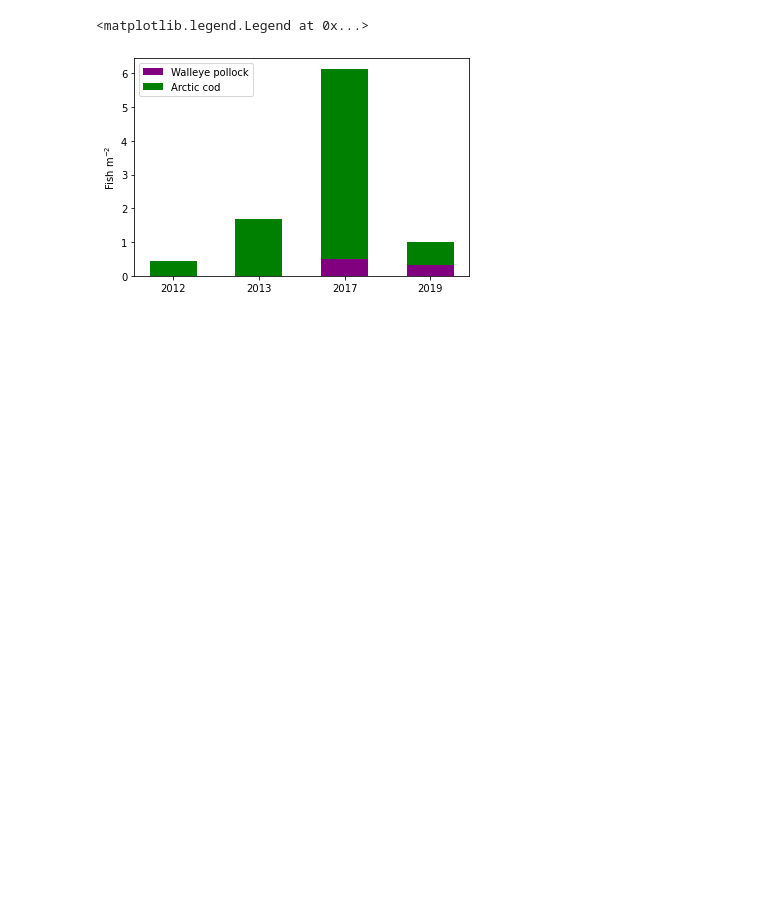
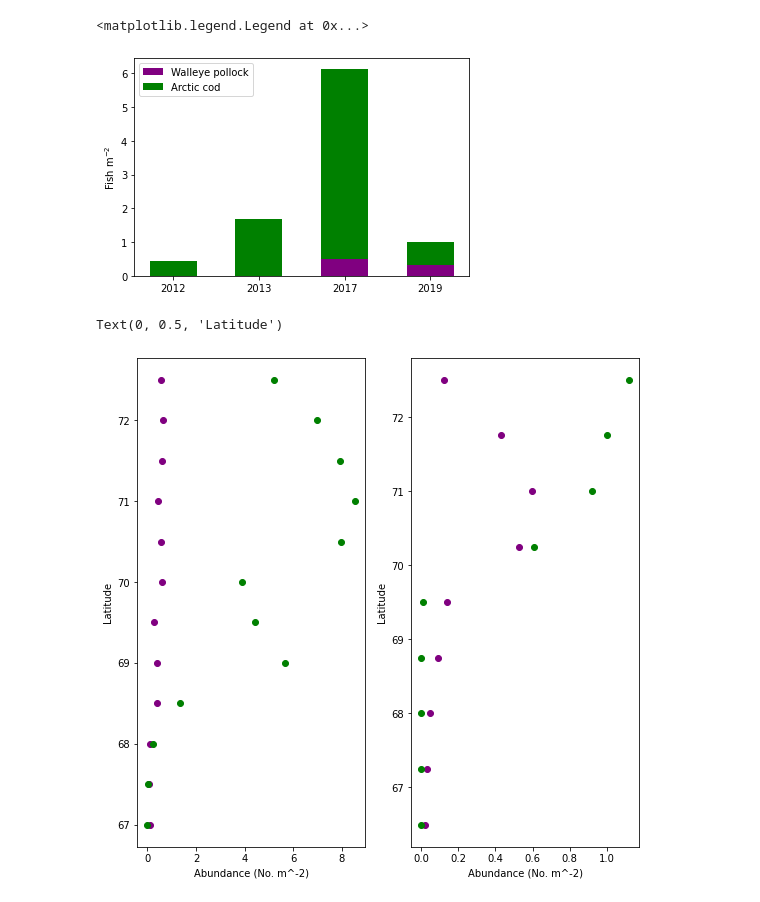
Before and after one commit to leviner/ChukchiTimeSeries, a Jupyter notebook: code/F3_fishMap.ipynb, the cells around one changed output. Saved outputs shown, nothing was run; the diff lists cells and outputs as text; code cells hidden in the pictures; blank space fills up the shorter version.

Commit message:
distribution by latitude figures

```diff
--- a/code/F3_fishMap.ipynb
+++ b/code/F3_fishMap.ipynb
@@ -105,3 +105,35 @@ ax.legend()
 # %% [output]
 <matplotlib.legend.Legend at 0x...>
 [figure]
+# %%
+tr17B = .5
+tr17 = np.arange(67,72.6,tr17B)
+tr19B = .75
+tr19 = np.arange(66.5,72.6,tr19B)
+
+fig, (ax1,ax2) = plt.subplots(ncols=2,figsize = (9,9))
+for df,survey in zip([df2017Summary,df2019Summary],[201701,201901]):
+    meanA = []
+    meanP = []
+    if survey == 201701:
+        tr = tr17
+        trB = tr17B
+    if survey == 201901:
+        tr = tr19
+        trB = tr19B
+    for i in range(len(tr)):
+        meanP.append(df[(df.Latitude > (tr[i]-trB)) & (df.Latitude < (tr[i]+trB))]['Pollock (No. m^-2)'].mean())
+        meanA.append(df[(df.Latitude > (tr[i]-trB)) & (df.Latitude < (tr[i]+trB))]['Arctic cod (No. m^-2)'].mean())
+    if survey == 201701:
+        ax1.plot(meanP, tr17, 'o',color='#800080')
+        ax1.plot(meanA, tr17, 'o',color='#008000')
+    if survey == 201901:
+        ax2.plot(meanP, tr19,'o',color='#800080')
+        ax2.plot(meanA, tr19,  'o',color='#008000')
+ax1.set_xlabel('Abundance (No. m^-2)')
+ax2.set_xlabel('Abundance (No. m^-2)')
+ax1.set_ylabel('Latitude')
+ax2.set_ylabel('Latitude')
+# %% [output]
+Text(0, 0.5, 'Latitude')
+[figure, added]
```
Also changed, not shown: parts of 2 cells of this notebook.
